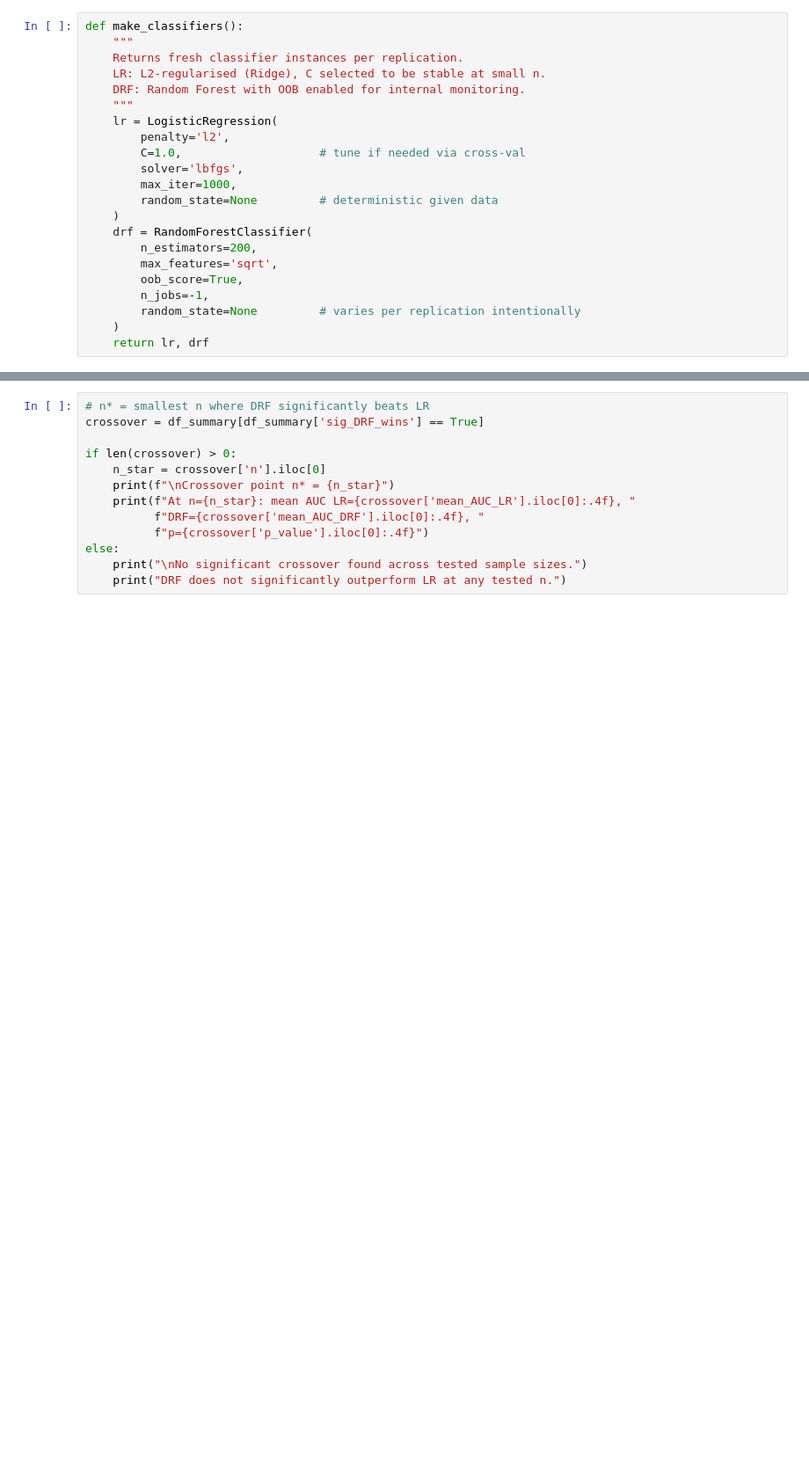
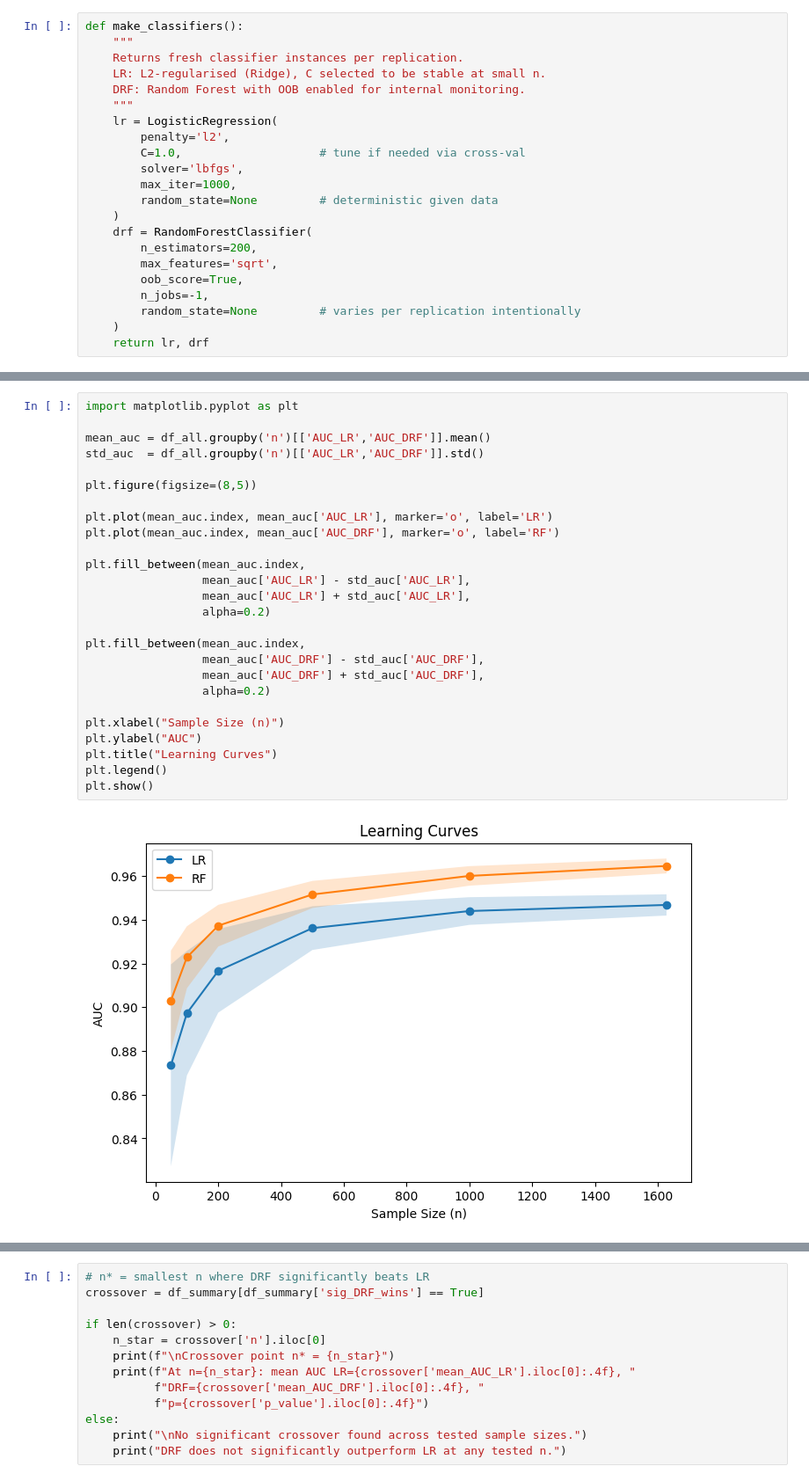
Before and after one commit to flash3105/Deep-learning, a Jupyter notebook: simulation.ipynb, the cells around one changed output, grey strips where cells are left out. Shown at 88% size. Saved outputs shown, nothing was run; the diff lists cells and outputs as text; blank space fills up the shorter version.

```diff
--- a/simulation.ipynb
+++ b/simulation.ipynb
@@ -163,0 +250,28 @@ Simulation complete.
+# %%
+import matplotlib.pyplot as plt
+
+mean_auc = df_all.groupby('n')[['AUC_LR','AUC_DRF']].mean()
+std_auc  = df_all.groupby('n')[['AUC_LR','AUC_DRF']].std()
+
+plt.figure(figsize=(8,5))
+
+plt.plot(mean_auc.index, mean_auc['AUC_LR'], marker='o', label='LR')
+plt.plot(mean_auc.index, mean_auc['AUC_DRF'], marker='o', label='RF')
+
+plt.fill_between(mean_auc.index,
+                 mean_auc['AUC_LR'] - std_auc['AUC_LR'],
+                 mean_auc['AUC_LR'] + std_auc['AUC_LR'],
+                 alpha=0.2)
+
+plt.fill_between(mean_auc.index,
+                 mean_auc['AUC_DRF'] - std_auc['AUC_DRF'],
+                 mean_auc['AUC_DRF'] + std_auc['AUC_DRF'],
+                 alpha=0.2)
+
+plt.xlabel("Sample Size (n)")
+plt.ylabel("AUC")
+plt.title("Learning Curves")
+plt.legend()
+plt.show()
+# %% [output]
+[figure, added]
```
Also changed, not shown: parts of 9 cells of this notebook.
